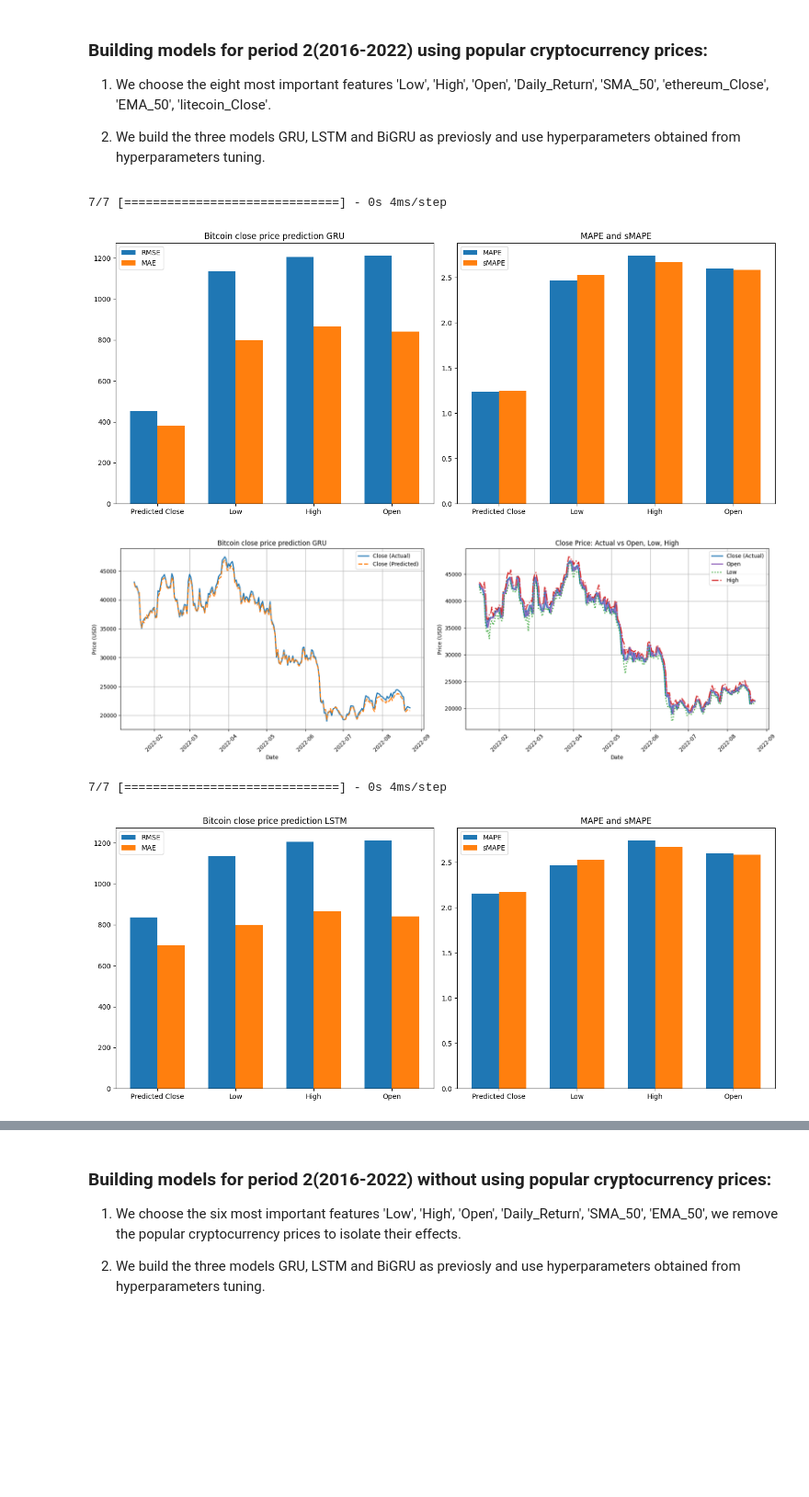
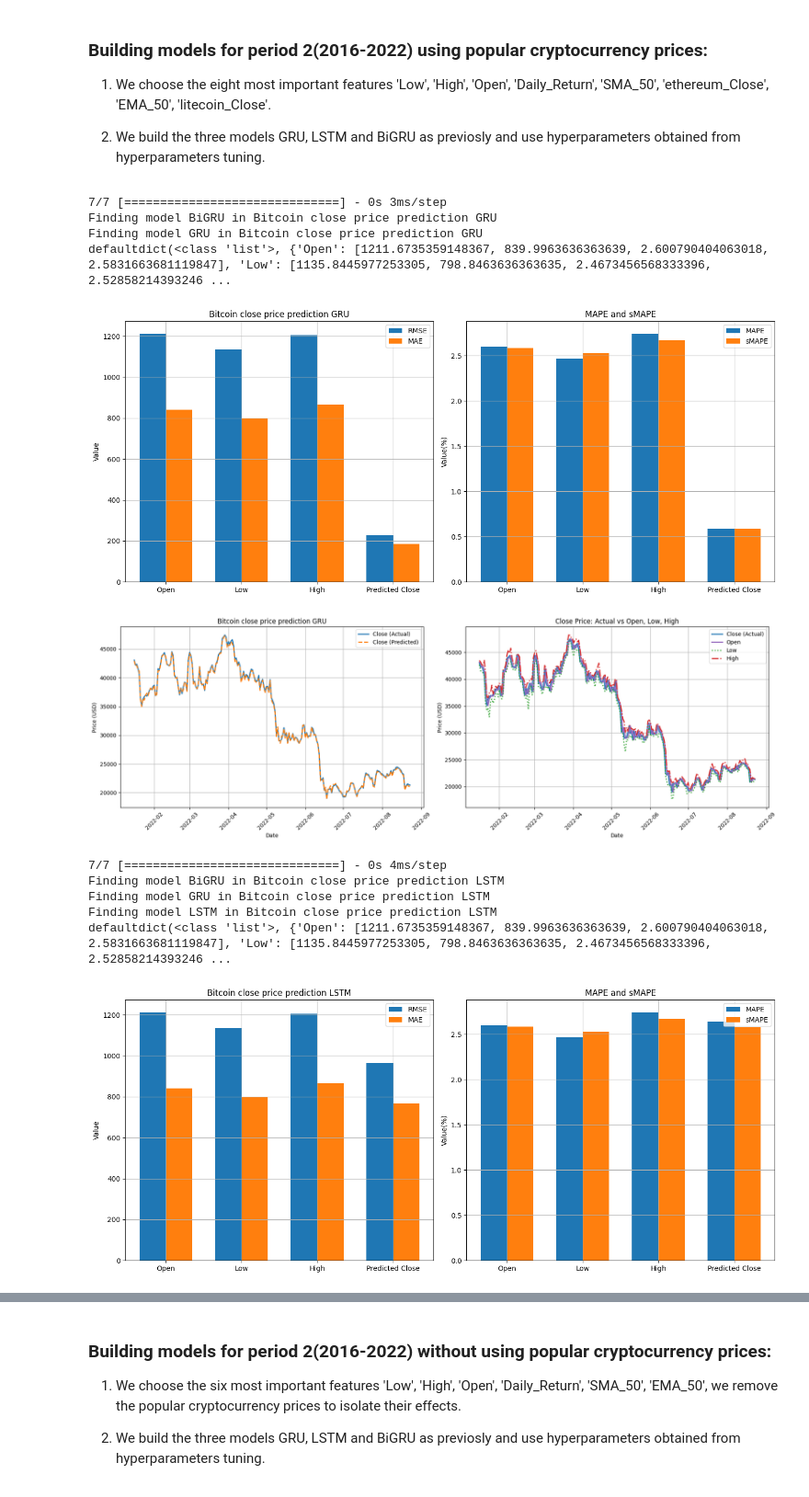
Before and after one commit to ASherjil/Cryptocurrency-Price-Prediction, a Jupyter notebook: CW2_B820928.ipynb, the cells around one changed output, grey strips where cells are left out. Shown at 92% size. Cells and saved outputs as stored; diff of their text form; code cells hidden in the pictures; blank space fills up the shorter version.

```diff
--- a/CW2_B820928.ipynb
+++ b/CW2_B820928.ipynb
@@ -950,48 +948,56 @@ xrp_Close             0.663275
 # %%
 features = ['Low', 'High', 'Open', 'Daily_Return', 'SMA_50', 'ethereum_Close', 'EMA_50', 'litecoin_Close']
 target   = 'bitcoin_Close'
 
-X_scaled, y_scaled, X_train_scaled, y_train_scaled, X_val_scaled, y_val_scaled, scaler_X, scaler_y= prepare_data(df_bitcoin_features.copy(),
-                                                                                                                features,
-                                                                                                                target,
-                                                                                                                train_split,
-                                                                                                                validation_split)
+model_trainer_2 = ModelTrainer()
+model_trainer_2.set_train_val_test_split(0.80, 0.10)
+model_trainer_2.set_features_and_target(features, target)
+model_trainer_2.set_dataframe(df_bitcoin_features.copy())
+x_train_scaled_shape = model_trainer_2.get_x_train_shape()
 
+# Build the model 1
 model1 = Sequential([
-    GRU(512, return_sequences=True, input_shape=(X_train_scaled.shape[1], X_train_scaled.shape[2])),
-    Dropout(0.4),
-    GRU(480),
-    Dropout(0.1),
+    GRU(416, return_sequences=True, input_shape=(x_train_scaled_shape[1], x_train_scaled_shape[2])),
+    Dropout(0.0),
+    GRU(512),
+    Dropout(0.0),
     Dense(1)
 ])
+
+# Build the model 2
 model2 = Sequential([
-    LSTM(448, return_sequences=True, input_shape=(X_train_scaled.shape[1], X_train_scaled.shape[2])),
-    Dropout(0.30),
-    LSTM(448),
-    Dropout(0.2),
+    LSTM(448, return_sequences=True, input_shape=(x_train_scaled_shape[1], x_train_scaled_shape[2])),
+    Dropout(0.4),
+    LSTM(480),
+    Dropout(0.0),
     Dense(1)
 ])
+
+# Build the model 3
 model3 = Sequential([
-    Bidirectional(GRU(448, return_sequences=True), input_shape=(X_train_scaled.shape[1], X_train_scaled.shape[2])),
-    Dropout(0.20),
-    Bidirectional(GRU(288)),
-    Dropout(0.30),
+    Bidirectional(GRU(416, return_sequences=True), input_shape=(x_train_scaled_shape[1], x_train_scaled_shape[2])),
+    Dropout(0.40),
+    Bidirectional(GRU(192)),  # Note: return_sequences defaults to False here
+    Dropout(0.40),
     Dense(1)
 ])
+
 models = [model1, model2, model3]
-complete_workflow_and_plot(
-    df=df_bitcoin_features.copy(),
-    models=models,
-    features=features,
-    target=target,
-    train_percent=train_split,
-    val_percent=validation_split,
-    epochs=50,
-    batch_size=32
-)
+model_trainer_2.set_models(models)
+
+# -------------RUN-----------------
+model_trainer_2.run()
+#---------------------------------
 # %% [output]
-7/7 [==============================] - 0s 4ms/step
+7/7 [==============================] - 0s 3ms/step
+Finding model BiGRU in Bitcoin close price prediction GRU
+Finding model GRU in Bitcoin close price prediction GRU
+defaultdict(<class 'list'>, {'Open': [1211.6735359148367, 839.9963636363639, 2.600790404063018, 2.5831663681119847], 'Low': [1135.8445977253305, 798.8463636363635, 2.4673456568333396, 2.52858214393246 ...
-[figure, old version]
+[figure, new version]
-[figure, old version]
+[figure, new version]
 7/7 [==============================] - 0s 4ms/step
+Finding model BiGRU in Bitcoin close price prediction LSTM
+Finding model GRU in Bitcoin close price prediction LSTM
+Finding model LSTM in Bitcoin close price prediction LSTM
+defaultdict(<class 'list'>, {'Open': [1211.6735359148367, 839.9963636363639, 2.600790404063018, 2.5831663681119847], 'Low': [1135.8445977253305, 798.8463636363635, 2.4673456568333396, 2.52858214393246 ...
-[figure, old version]
+[figure, new version]
```
Also changed, not shown: parts of 7 cells of this notebook.
